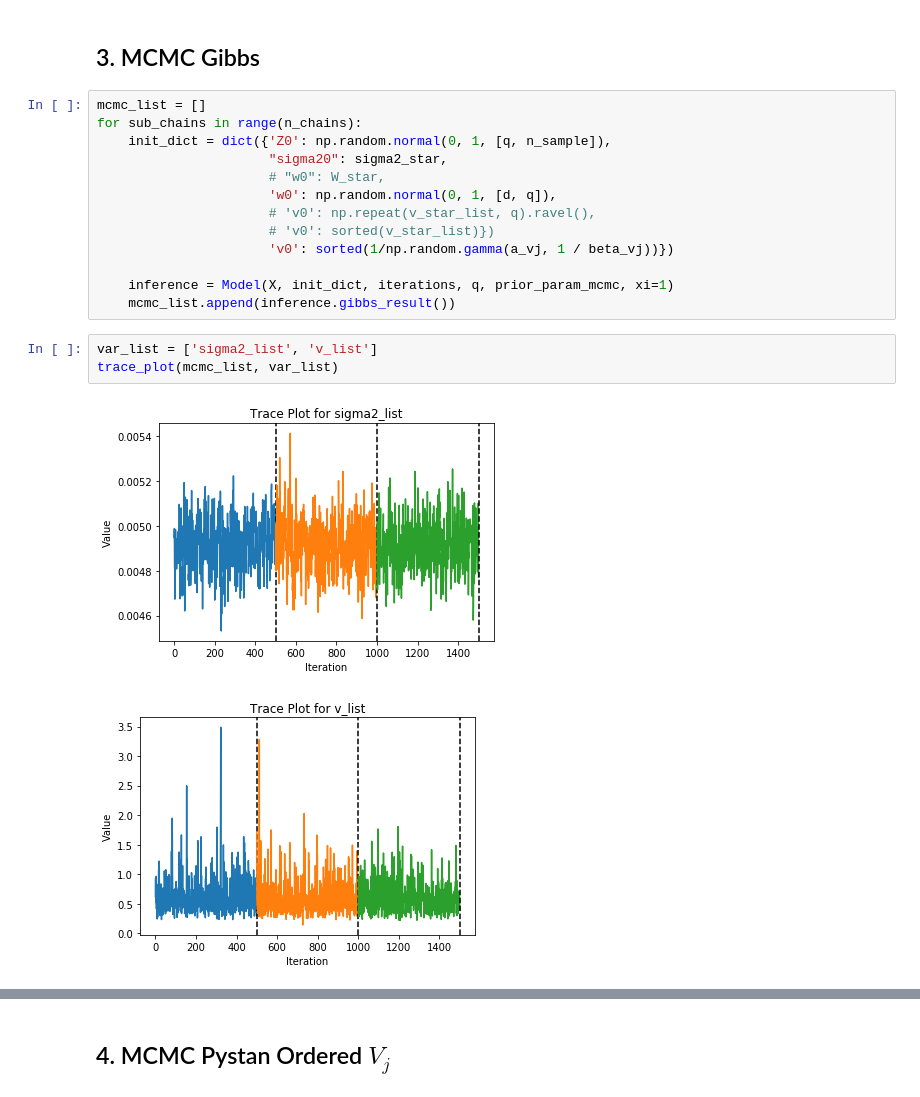
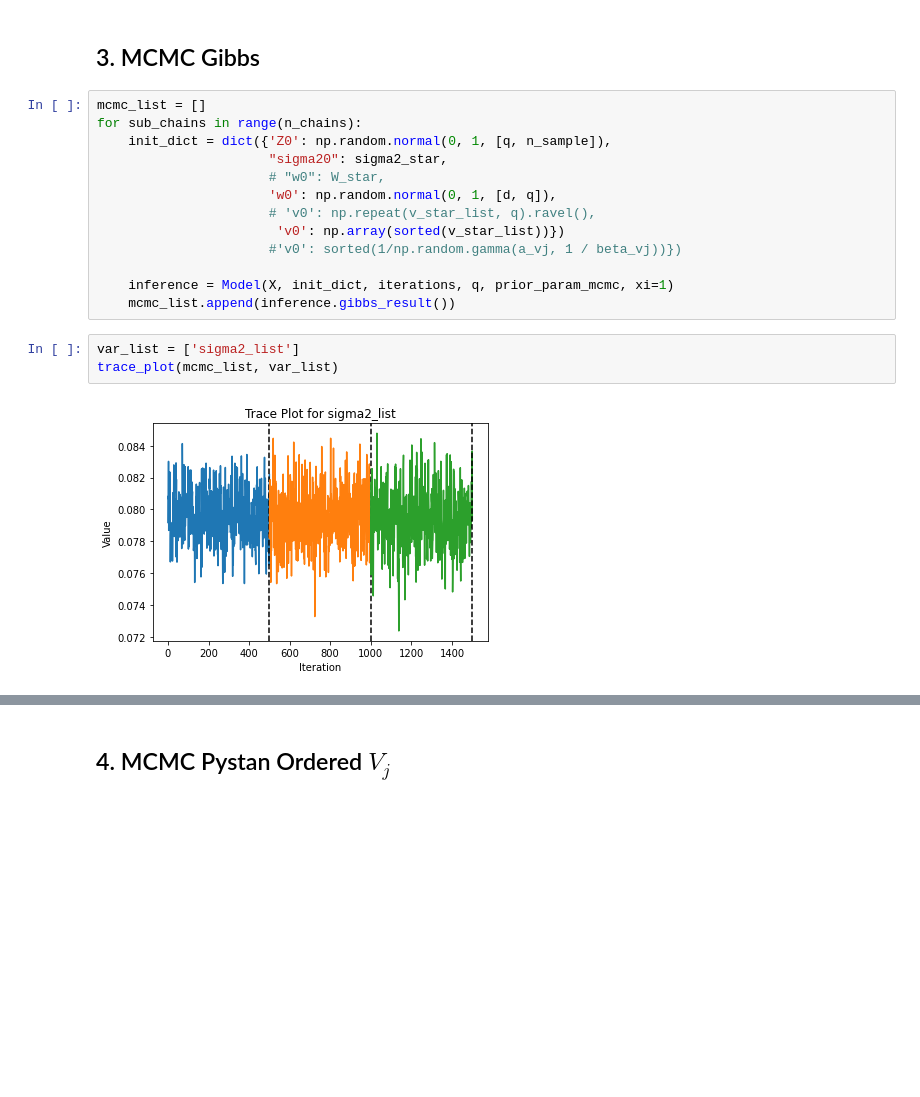
Before and after one commit to LeonCaesa/Gibbs, a Jupyter notebook: Match.ipynb, the cells around one changed output, grey strips where cells are left out. Cells and saved outputs as stored; diff of their text form; blank space fills up the shorter version.

```diff
--- a/Match.ipynb
+++ b/Match.ipynb
@@ -98,17 +98,16 @@ for sub_chains in range(n_chains):
                       # "w0": W_star,
                       'w0': np.random.normal(0, 1, [d, q]),
                       # 'v0': np.repeat(v_star_list, q).ravel(),
-                      # 'v0': sorted(v_star_list)})
-                      'v0': sorted(1/np.random.gamma(a_vj, 1 / beta_vj))})
+                       'v0': np.array(sorted(v_star_list))})
+                      #'v0': sorted(1/np.random.gamma(a_vj, 1 / beta_vj))})
 
     inference = Model(X, init_dict, iterations, q, prior_param_mcmc, xi=1)
     mcmc_list.append(inference.gibbs_result())
 # %%
-var_list = ['sigma2_list', 'v_list']
+var_list = ['sigma2_list']
 trace_plot(mcmc_list, var_list)
 # %% [output]
-[figure, old version]
+[figure, new version]
-[figure, removed]
 # %%
 print(sigma2_star)
 # %% [output]
```
Also changed, not shown: parts of 22 cells of this notebook, 4 other files.
